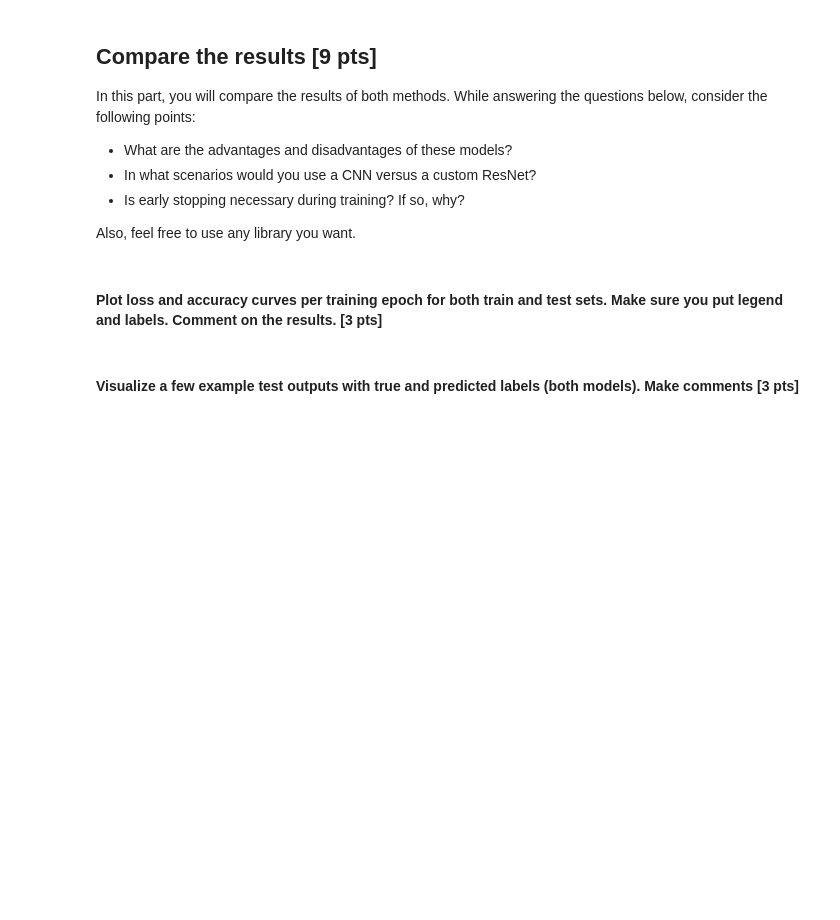
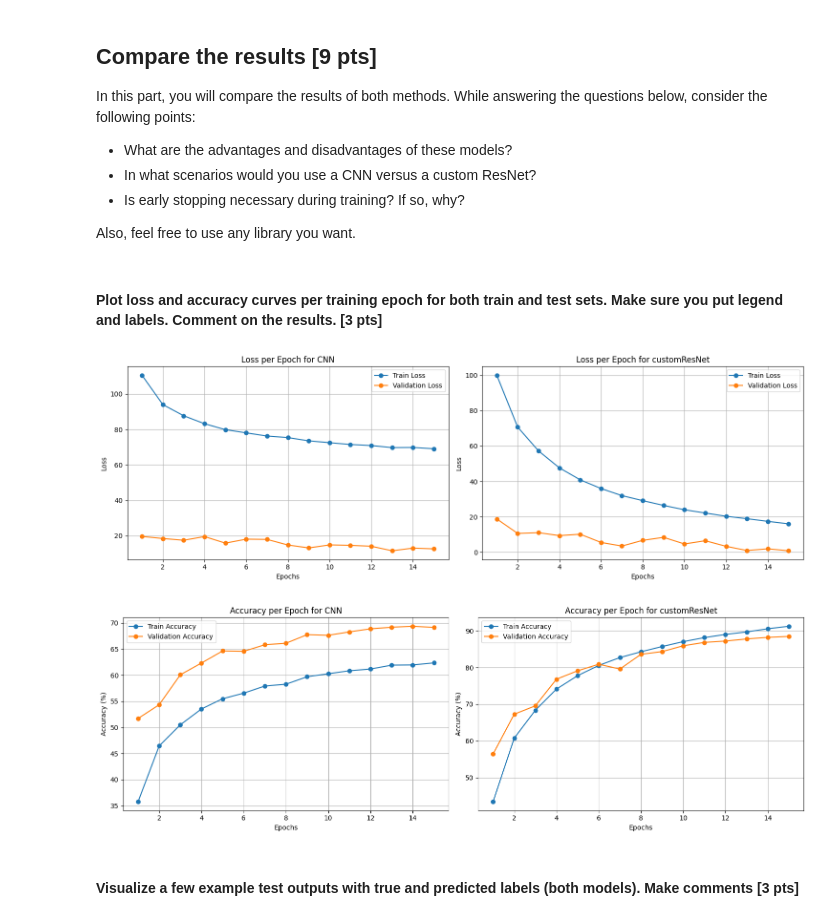
Before and after one commit to SeyyidOS/BGL561E-HW2, a Jupyter notebook: Hw2.ipynb, the cells around one changed output. Cells and saved outputs as stored; diff of their text form; code cells hidden in the pictures; blank space fills up the shorter version.

```diff
--- a/Hw2.ipynb
+++ b/Hw2.ipynb
@@ -871,5 +849,65 @@ In this part, you will compare the results of both methods. While answering the
 Also, feel free to use any library you want.
 # %% [markdown]
 #### Plot loss and accuracy curves per training epoch for both train and test sets. Make sure you put legend and labels. Comment on the results. [3 pts]
+# %%
+train_results = pd.read_csv('./outputs/train_results.csv')
+validation_results = pd.read_csv('./outputs/validation_results.csv')
+
+validation_results['loss'] = validation_results['loss'].str.extract(r'tensor\(([\d.]+),')[0].astype(float)
+
+models = train_results['Model'].unique()
+
+# Determine the number of models to create a grid layout
+num_models = len(models)
+rows = (num_models + 1) // 2
+
+# Create grid plots for loss and accuracy
+fig, axs = plt.subplots(rows, 2, figsize=(15, rows * 5))
+axs = axs.flatten()
+
+# Plot for each model
+for i, model in enumerate(models):
+    # Filter data for the current model
+    train_model_data = train_results[train_results['Model'] == model]
+    validation_model_data = validation_results[validation_results['Model'] == model]
+
+    # Loss curves
+    axs[i].plot(train_model_data['epoch'], train_model_data['loss'], label='Train Loss', marker='o')
+    axs[i].plot(validation_model_data['epoch'], validation_model_data['loss'], label='Validation Loss', marker='o')
+    axs[i].set_title(f'Loss per Epoch for {model}')
+    axs[i].set_xlabel('Epochs')
+    axs[i].set_ylabel('Loss')
+    axs[i].legend()
+    axs[i].grid(True)
+
+# Adjust layout for loss curves
+plt.tight_layout()
+plt.show()
+
+# Create a new grid plot for accuracy
+fig, axs = plt.subplots(rows, 2, figsize=(15, rows * 5))
+axs = axs.flatten()
+
+# Plot for each model
+for i, model in enumerate(models):
+    # Filter data for the current model
+    train_model_data = train_results[train_results['Model'] == model]
+    validation_model_data = validation_results[validation_results['Model'] == model]
+
+    # Accuracy curves
+    axs[i].plot(train_model_data['epoch'], train_model_data['accuracy'], label='Train Accuracy', marker='o')
+    axs[i].plot(validation_model_data['epoch'], validation_model_data['accuracy'], label='Validation Accuracy', marker='o')
+    axs[i].set_title(f'Accuracy per Epoch for {model}')
+    axs[i].set_xlabel('Epochs')
+    axs[i].set_ylabel('Accuracy (%)')
+    axs[i].legend()
+    axs[i].grid(True)
+
+# Adjust layout for accuracy curves
+plt.tight_layout()
+plt.show()
+# %% [output]
+[figure, added]
+[figure, added]
 # %% [markdown]
 #### Visualize a few example test outputs with true and predicted labels (both models). Make comments [3 pts]
```
Also changed, not shown: parts of 18 cells of this notebook.
